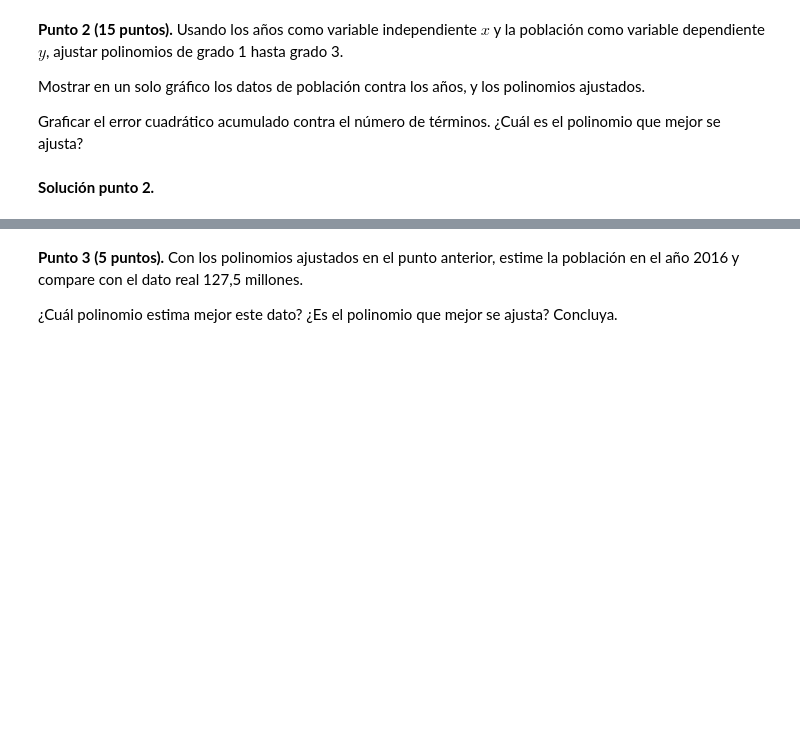
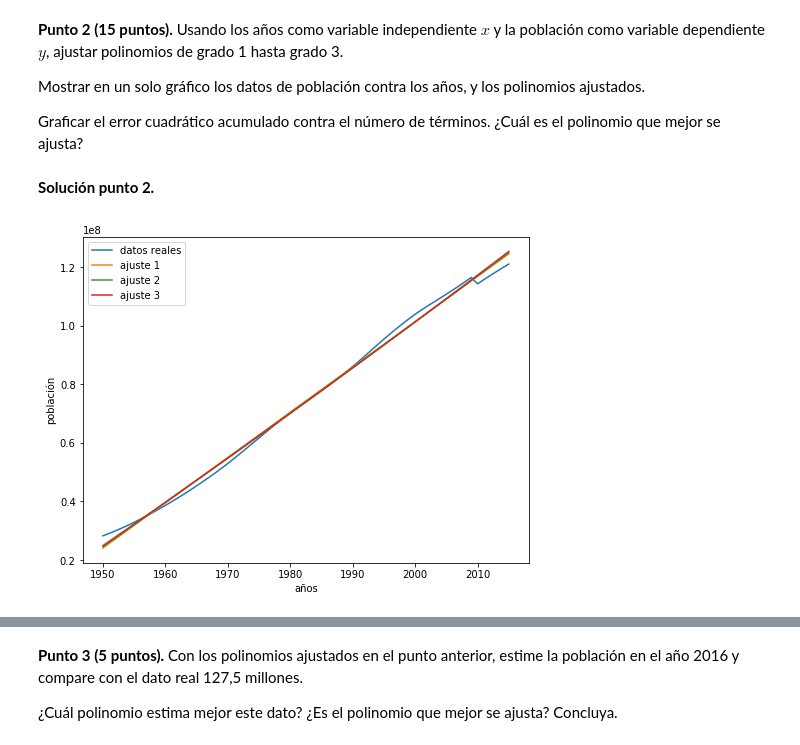
Before and after one commit to marcosotm/SimMat2018-1, a Jupyter notebook: Modulo1/Clase8_RepasoModulo1.ipynb, the cells around one changed output, grey strips where cells are left out. Drawn from its saved outputs; the diff is of its cells as text; code cells hidden in the pictures; blank space fills up the shorter version.

```diff
--- a/Modulo1/Clase8_RepasoModulo1.ipynb
+++ b/Modulo1/Clase8_RepasoModulo1.ipynb
@@ -222,8 +222,8 @@ Graficar el error cuadrático acumulado contra el número de términos. ¿Cuál
 # %% [markdown]
 **Solución punto 2.**
 # %%
-x = data.iloc[:, 0].values
-y = data.iloc[:, 1].values
+x = data.iloc[:, 0].values/1000
+y = 1000*data.iloc[:, 1].values/100000000
 # %%
 def fun_obj(B, x, y, n):
     return np.mean((y-np.array([x**i for i in range(n+1)]).T.dot(B))**2)
@@ -229,0 +232,23 @@ def fun_obj(B, x, y, n):
+# %%
+B01 = np.zeros(2)
+ajuste1 = opt.minimize(fun_obj, B01, args=(x,y,1))
+B02 = np.zeros(3)
+ajuste2 = opt.minimize(fun_obj, B02, args=(x,y,2))
+B03 = np.zeros(4)
+ajuste3 = opt.minimize(fun_obj, B03, args=(x,y,3))
+# %%
+yhat1 = ajuste1.x[0]+ajuste1.x[1]*x
+yhat2 = ajuste2.x[0]+ajuste2.x[1]*x+ajuste2.x[2]*x**2
+yhat3 = ajuste3.x[0]+ajuste3.x[1]*x+ajuste3.x[2]*x**2+ajuste3.x[3]*x**3
+
+plt.figure(figsize=(8,6))
+plt.plot(x*1000, y*100000000, label = 'datos reales')
+plt.plot(x*1000, yhat1*100000000, label = 'ajuste 1')
+plt.plot(x*1000, yhat2*100000000, label = 'ajuste 2')
+plt.plot(x*1000, yhat3*100000000, label = 'ajuste 3')
+plt.xlabel('años')
+plt.ylabel('población')
+plt.legend(loc='best')
+plt.show()
+# %% [output]
+[figure, added]
```
Also changed, not shown: parts of 19 cells of this notebook.
